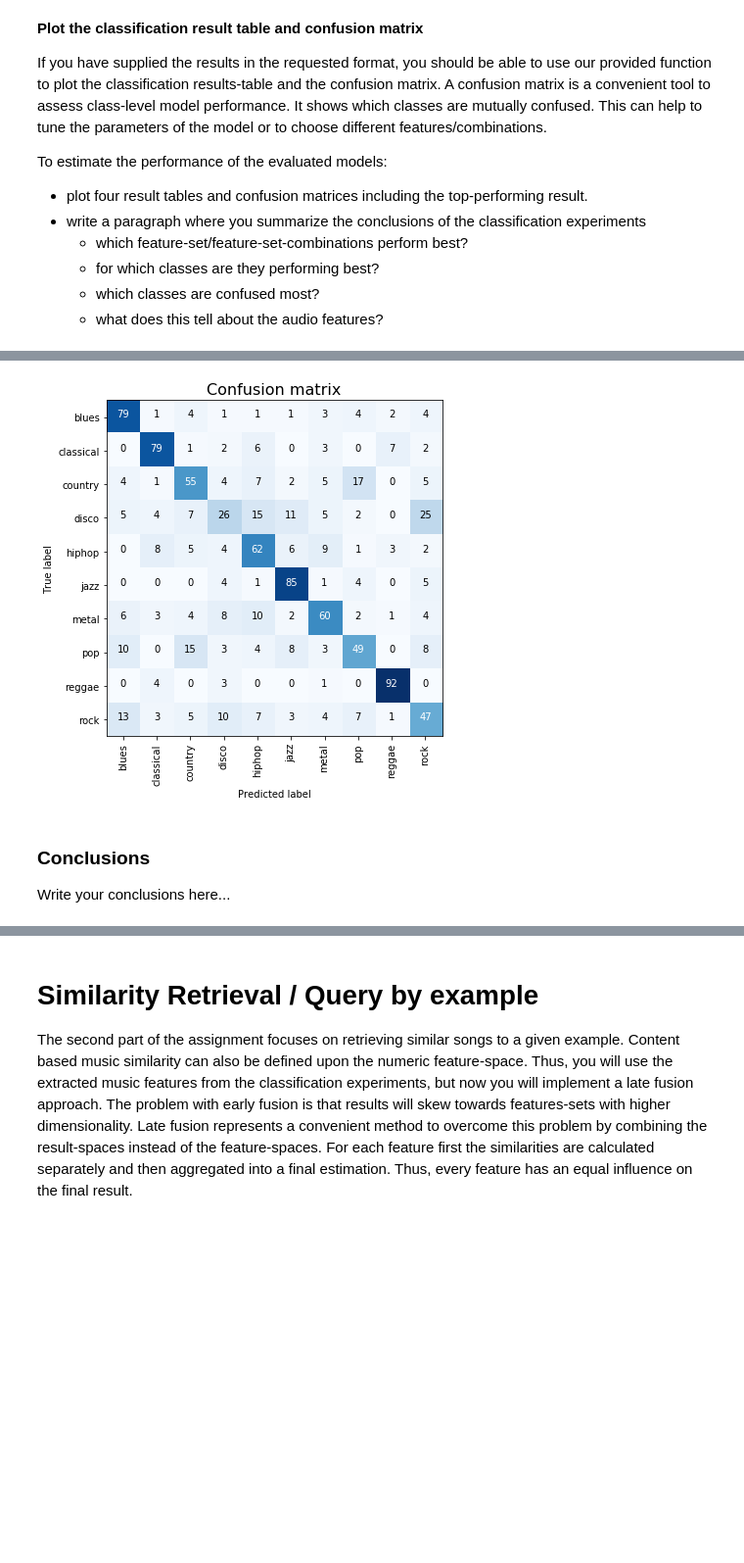
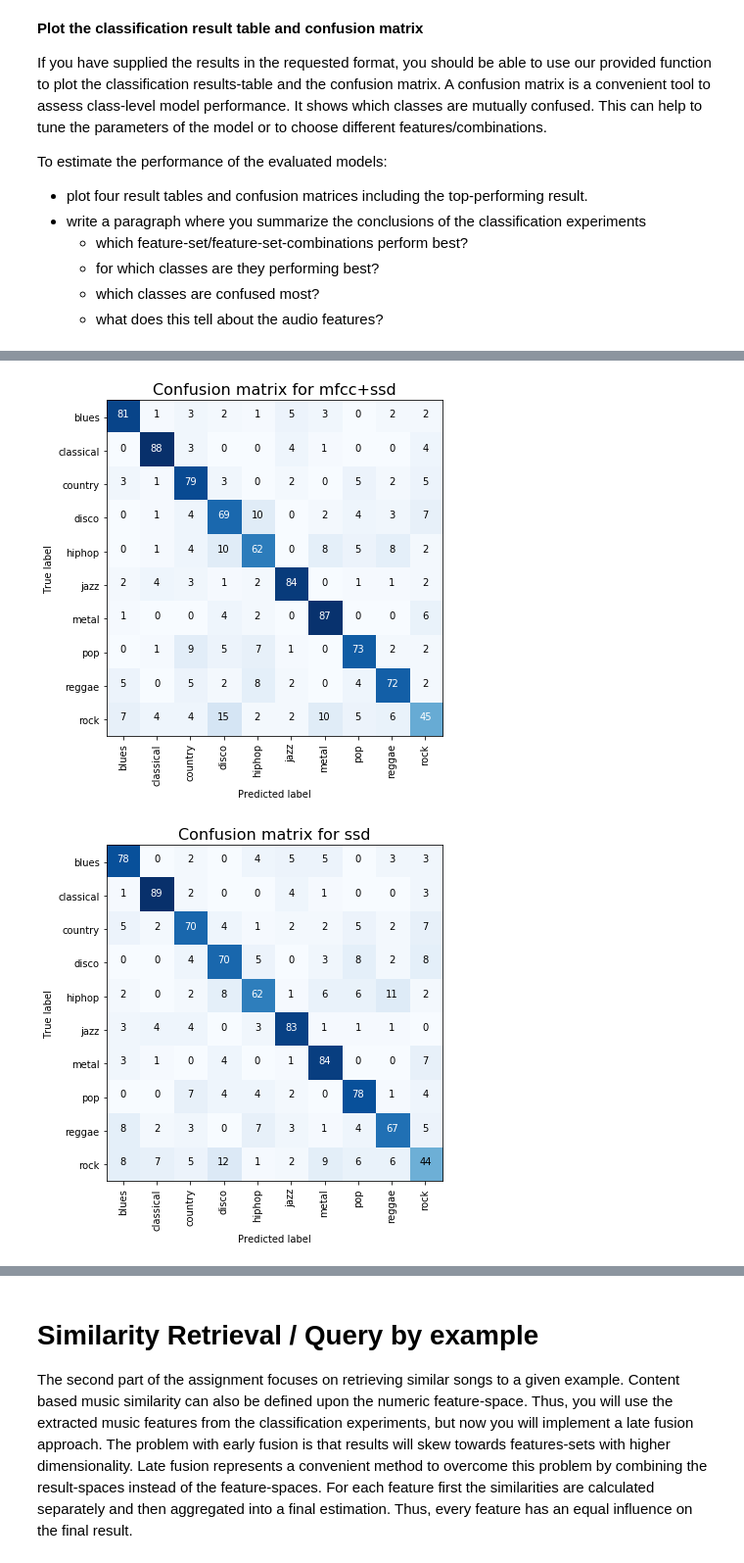
Before and after one commit to MGabr/air_assign2_musicir, a Jupyter notebook: air_assign2_mir.ipynb, the cells around one changed output, grey strips where cells are left out. Shown: that part at 98% size. Drawn from its saved outputs; the diff is of its cells as text; code cells hidden in the pictures; blank space fills up the shorter version.

```diff
--- a/air_assign2_mir.ipynb
+++ b/air_assign2_mir.ipynb
@@ -388,8 +396,8 @@ show_classification_results(classification_results)
-# %%
-plot_confusion_matrix(classification_results["mfcc+chroma"], label_encoder)
-# %% [output]
-[figure, removed]
-# %% [markdown]
-### Conclusions
-
-Write your conclusions here...
+# %%
+plot_confusion_matrix(classification_results["mfcc+ssd"], label_encoder, "mfcc+ssd")
+plot_confusion_matrix(classification_results["ssd"], label_encoder, "ssd")
+plot_confusion_matrix(classification_results["mfcc"], label_encoder, "mfcc")
+plot_confusion_matrix(classification_results["chroma"], label_encoder, "chroma")
+# %% [output]
+[figure, added]
+[figure, added]
```
Also changed, not shown: parts of 13 cells of this notebook, 1 other file.
